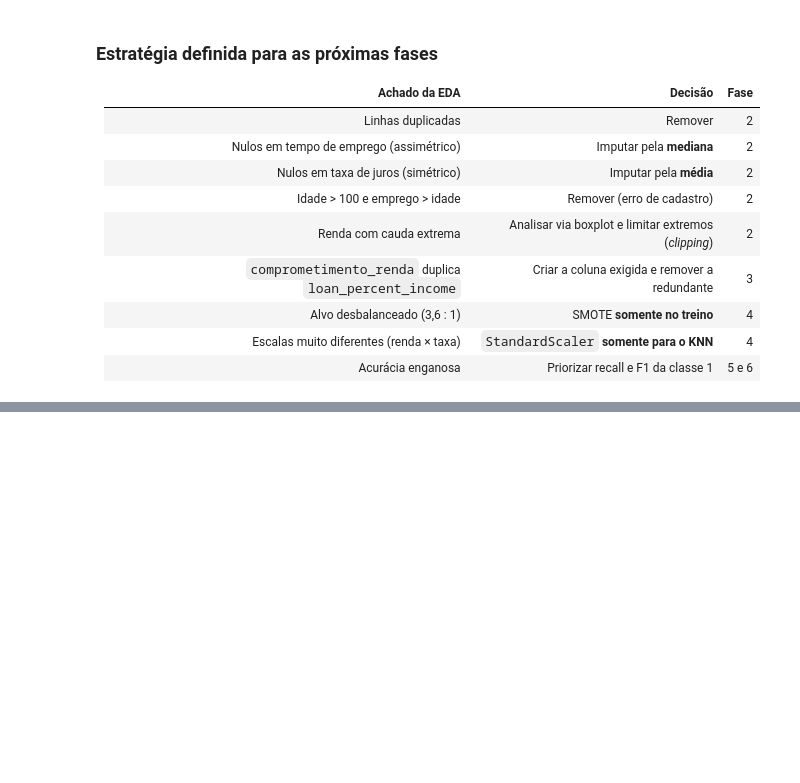
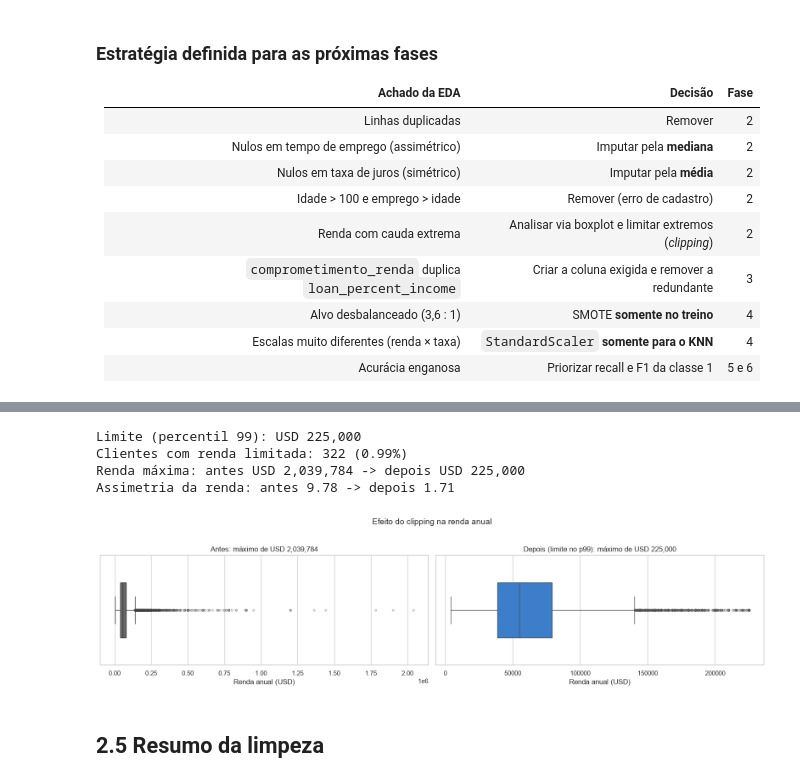
Before and after one commit to waldineilameira-lab/risco-credito-ml, a Jupyter notebook: notebooks/pipeline_risco_credito.ipynb, the cells around one changed output, grey strips where cells are left out. Saved outputs shown, nothing was run; the diff lists cells and outputs as text; code cells hidden in the pictures; blank space fills up the shorter version.

```diff
--- a/notebooks/pipeline_risco_credito.ipynb
+++ b/notebooks/pipeline_risco_credito.ipynb
@@ -753,0 +881,47 @@ A base reúne **32.581 clientes e 12 variáveis**, e a variável-alvo é **desba
+# %%
+# ============================================================
+# 2.4c Clipping da renda no percentil 99
+# ============================================================
+
+limite_renda_p99 = df["person_income"].quantile(0.99)
+renda_antes = df["person_income"].copy()   # cópia para comparar antes x depois
+
+# .clip(upper=...) substitui todo valor acima do limite pelo próprio limite
+df["person_income"] = df["person_income"].clip(upper=limite_renda_p99)
+
+n_rendas_limitadas = int((renda_antes > limite_renda_p99).sum())
+print(f"Limite (percentil 99): USD {limite_renda_p99:,.0f}")
+print(f"Clientes com renda limitada: {n_rendas_limitadas} ({n_rendas_limitadas / len(df):.2%})")
+print(f"Renda máxima: antes USD {renda_antes.max():,.0f} -> depois USD {df['person_income'].max():,.0f}")
+print(f"Assimetria da renda: antes {renda_antes.skew():.2f} -> depois {df['person_income'].skew():.2f}")
+# %% [output]
+Limite (percentil 99): USD 225,000
+Clientes com renda limitada: 322 (0.99%)
+Renda máxima: antes USD 2,039,784 -> depois USD 225,000
+Assimetria da renda: antes 9.78 -> depois 1.71
+# %%
+# ============================================================
+# 2.4d Comparação visual: renda antes x depois do clipping
+# ============================================================
+
+fig, axes = plt.subplots(1, 2, figsize=(16, 4))
+
+sns.boxplot(x=renda_antes, color=COR_NEUTRA, width=0.5, ax=axes[0],
+            flierprops={"marker": "o", "markersize": 3, "alpha": 0.4})
+axes[0].set_title(f"Antes: máximo de USD {renda_antes.max():,.0f}", fontsize=12)
+
+sns.boxplot(x=df["person_income"], color=COR_ADIMPLENTE, width=0.5, ax=axes[1],
+            flierprops={"marker": "o", "markersize": 3, "alpha": 0.4})
+axes[1].set_title(f"Depois (limite no p99): máximo de USD {df['person_income'].max():,.0f}", fontsize=12)
+
+for ax in axes:
+    ax.set_xlabel("Renda anual (USD)")
+
+fig.suptitle("Efeito do clipping na renda anual", fontsize=14, y=1.03)
+fig.tight_layout()
+fig.savefig(PASTA_FIGURAS / "06_renda_antes_depois_clipping.png", bbox_inches="tight")
+plt.show()
+# %% [output]
+[figure, added]
+# %% [markdown]
+## 2.5 Resumo da limpeza
```
Also changed, not shown: parts of 28 cells of this notebook, 2 other files.
